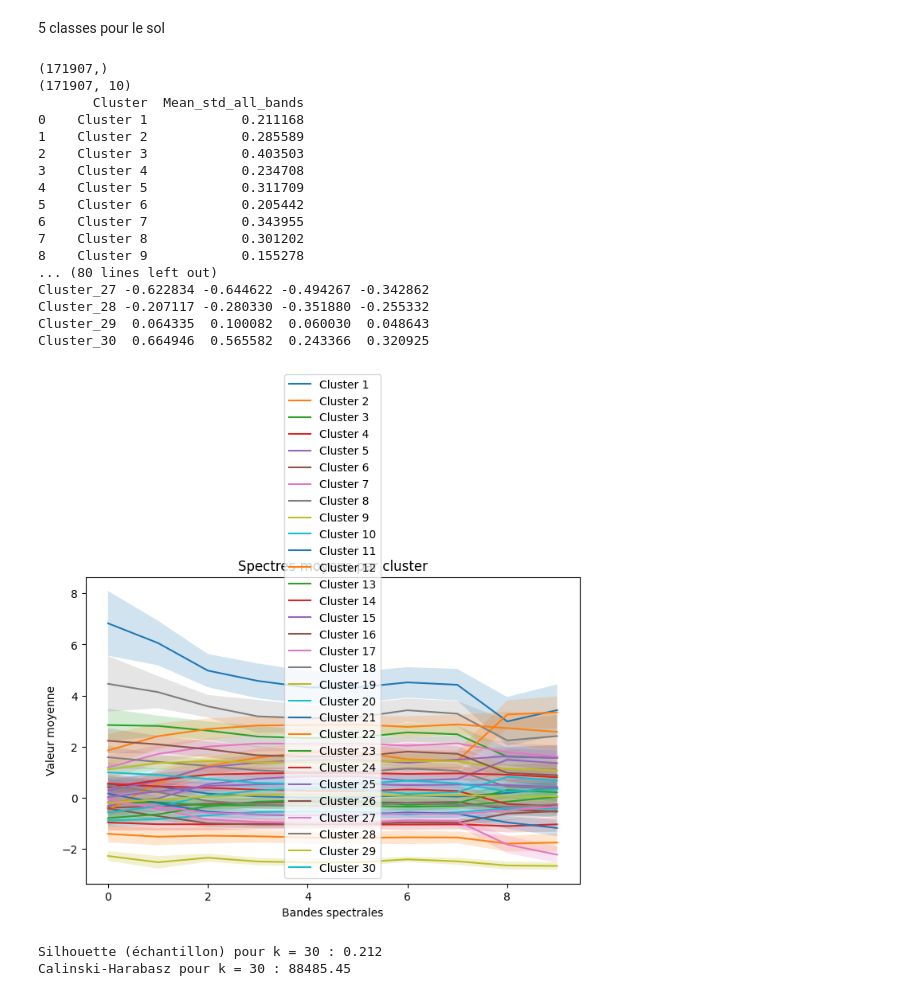
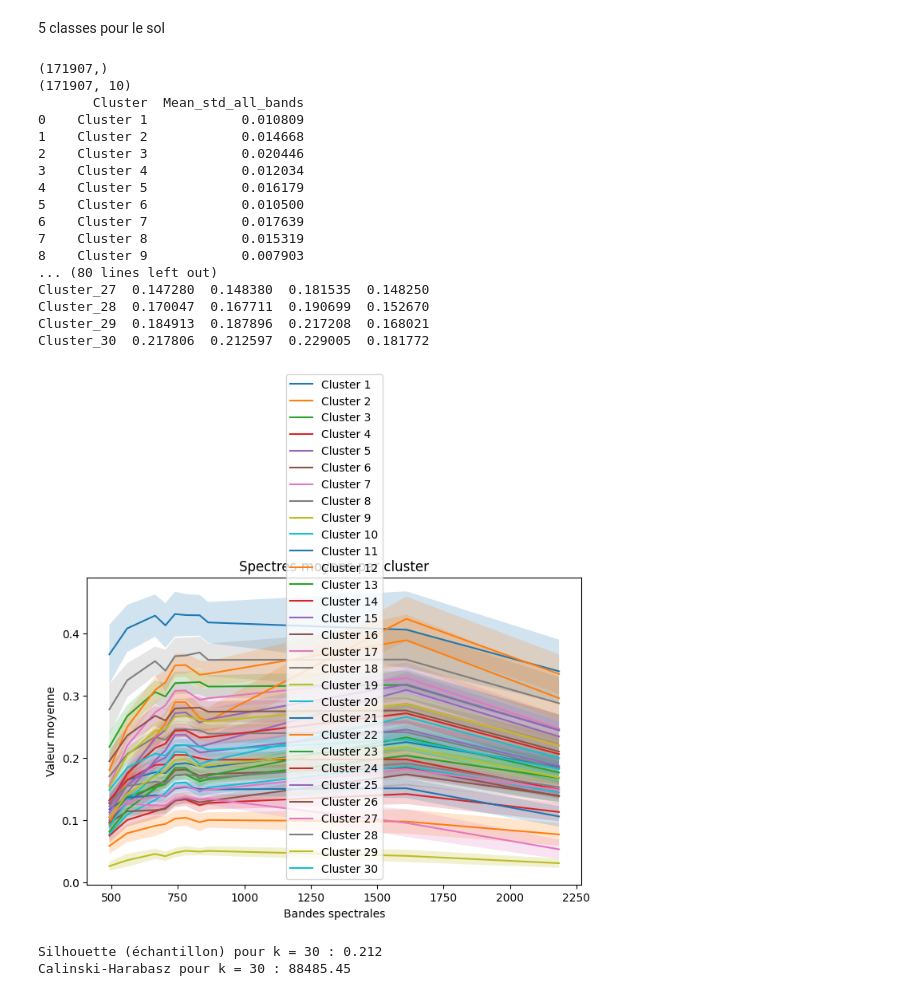
Before and after one commit to ArmanHosseini1/PIR-Rio-Tinto, a Jupyter notebook: SENTINEL-2/K-means.ipynb, the cells around one changed output. Saved outputs shown, nothing was run; the diff lists cells and outputs as text; code cells hidden in the pictures.

```diff
--- a/SENTINEL-2/K-means.ipynb
+++ b/SENTINEL-2/K-means.ipynb
@@ -339,7 +338,7 @@ mean_spectra = np.zeros((optimal_k, veg_pixels.shape[1]))
 std_spectra = np.zeros((optimal_k, veg_pixels.shape[1]))
 
 for k in range(optimal_k):
-    cluster_pixels = veg_pixels[labels_veg == k]
+    cluster_pixels = pixels[veg_mask_1d][labels_veg == k]
     mean_spectra[k] = cluster_pixels.mean(axis=0)
     std_spectra[k]  = cluster_pixels.std(axis=0)
 
@@ -353,10 +352,10 @@ df_mean_spectra.index = [f'Cluster_{i+1}' for i in range(optimal_k)]
 print(df_mean_spectra)
 
 plt.figure(figsize=(8,5))
-bands = np.arange(l)
+bands = np.array([492, 559, 664, 703, 739, 779, 832, 864, 1610,  2185])
 
 for k in range(optimal_k):
-    plt.plot(mean_spectra[k], label=f'Cluster {k+1}')
+    plt.plot(bands, mean_spectra[k], label=f'Cluster {k+1}')
     plt.fill_between(
         bands,
         mean_spectra[k] - std_spectra[k],
@@ -561,7 +560,7 @@ std_spectra = np.zeros((optimal_k, soil_pixels.shape[1]))
 mean_std_per_cluster = np.zeros(optimal_k)
 
 for k in range(optimal_k):
-    cluster_pixels = X_scaled_soil[labels_soil == k]
+    cluster_pixels = soil_pixels[labels_soil == k]
     mean_spectra[k] = cluster_pixels.mean(axis=0)
     std_spectra[k]  = cluster_pixels.std(axis=0)
     mean_std_per_cluster[k] = std_spectra[k].mean() # moyenne de l'écart-type sur toutes les bandes
@@ -575,49 +574,49 @@ df = pd.DataFrame({
 # Option : afficher sous forme de tableau avec pandas
 df_mean_spectra = pd.DataFrame(
     mean_spectra,
     columns=[f'Bande_{i+1}' for i in range(soil_pixels.shape[1])]
 )
 
 print(df)
 df_mean_spectra.index = [f'Cluster_{i+1}' for i in range(optimal_k)]
 
 print(df_mean_spectra)
 
 plt.figure(figsize=(8,5))
-bands = np.arange(l)
+bands = np.array([492, 559, 664, 703, 739, 779, 832, 864, 1610,  2185])
 
 for k in range(optimal_k):
-    plt.plot(mean_spectra[k], label=f'Cluster {k+1}')
+    plt.plot(bands, mean_spectra[k], label=f'Cluster {k+1}')
     plt.fill_between(
         bands,
         mean_spectra[k] - std_spectra[k],
         mean_spectra[k] + std_spectra[k],
         alpha=0.2
     )
 plt.xlabel('Bandes spectrales')
 plt.ylabel('Valeur moyenne')
 plt.title('Spectres moyens par cluster')
 plt.legend()
 plt.show()
 # %% [output]
 (171907,)
 (171907, 10)
        Cluster  Mean_std_all_bands
-0    Cluster 1            0.211168
-1    Cluster 2            0.285589
-2    Cluster 3            0.403503
-3    Cluster 4            0.234708
-4    Cluster 5            0.311709
-5    Cluster 6            0.205442
-6    Cluster 7            0.343955
-7    Cluster 8            0.301202
-8    Cluster 9            0.155278
+0    Cluster 1            0.010809
+1    Cluster 2            0.014668
+2    Cluster 3            0.020446
+3    Cluster 4            0.012034
+4    Cluster 5            0.016179
+5    Cluster 6            0.010500
+6    Cluster 7            0.017639
+7    Cluster 8            0.015319
+8    Cluster 9            0.007903
 ... (80 lines left out)
-Cluster_27 -0.622834 -0.644622 -0.494267 -0.342862
-Cluster_28 -0.207117 -0.280330 -0.351880 -0.255332
-Cluster_29  0.064335  0.100082  0.060030  0.048643
-Cluster_30  0.664946  0.565582  0.243366  0.320925
+Cluster_27  0.147280  0.148380  0.181535  0.148250
+Cluster_28  0.170047  0.167711  0.190699  0.152670
+Cluster_29  0.184913  0.187896  0.217208  0.168021
+Cluster_30  0.217806  0.212597  0.229005  0.181772
-[figure, old version]
+[figure, new version]
 # %%
 import matplotlib.colors as colors
 
```
Also changed, not shown: parts of 3 cells of this notebook, 3 other files.
